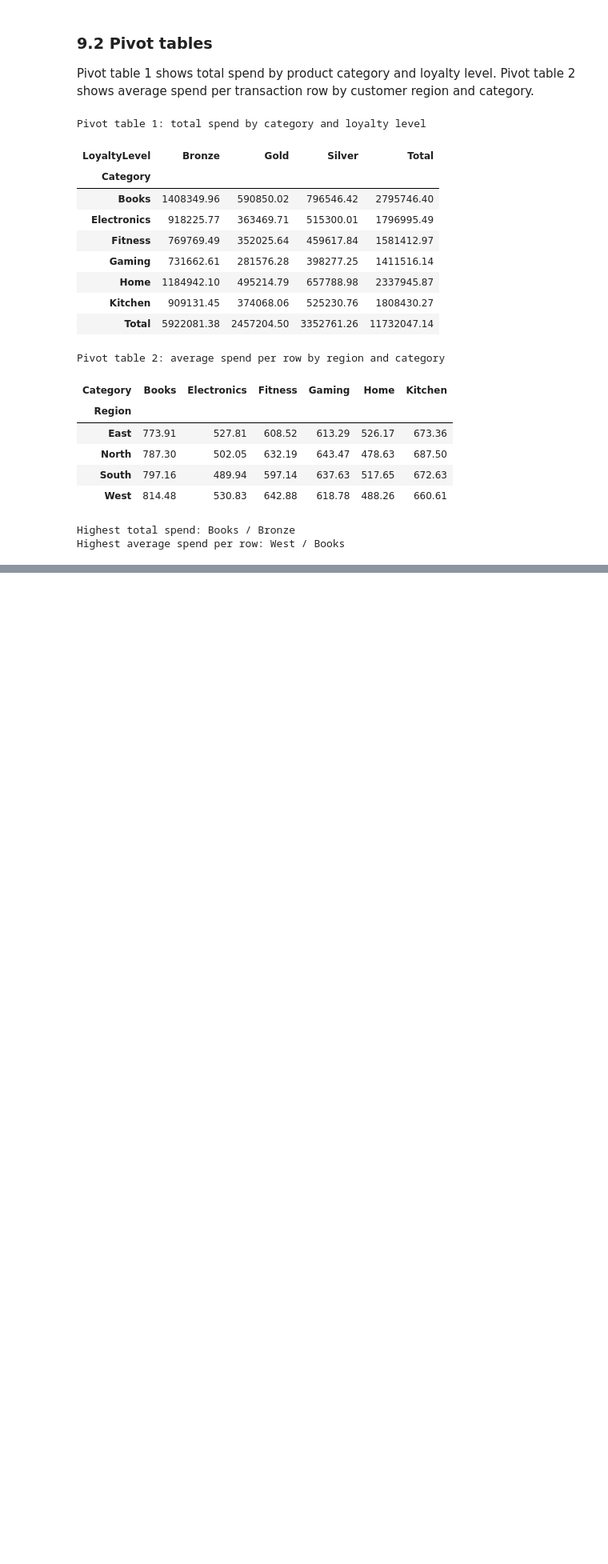
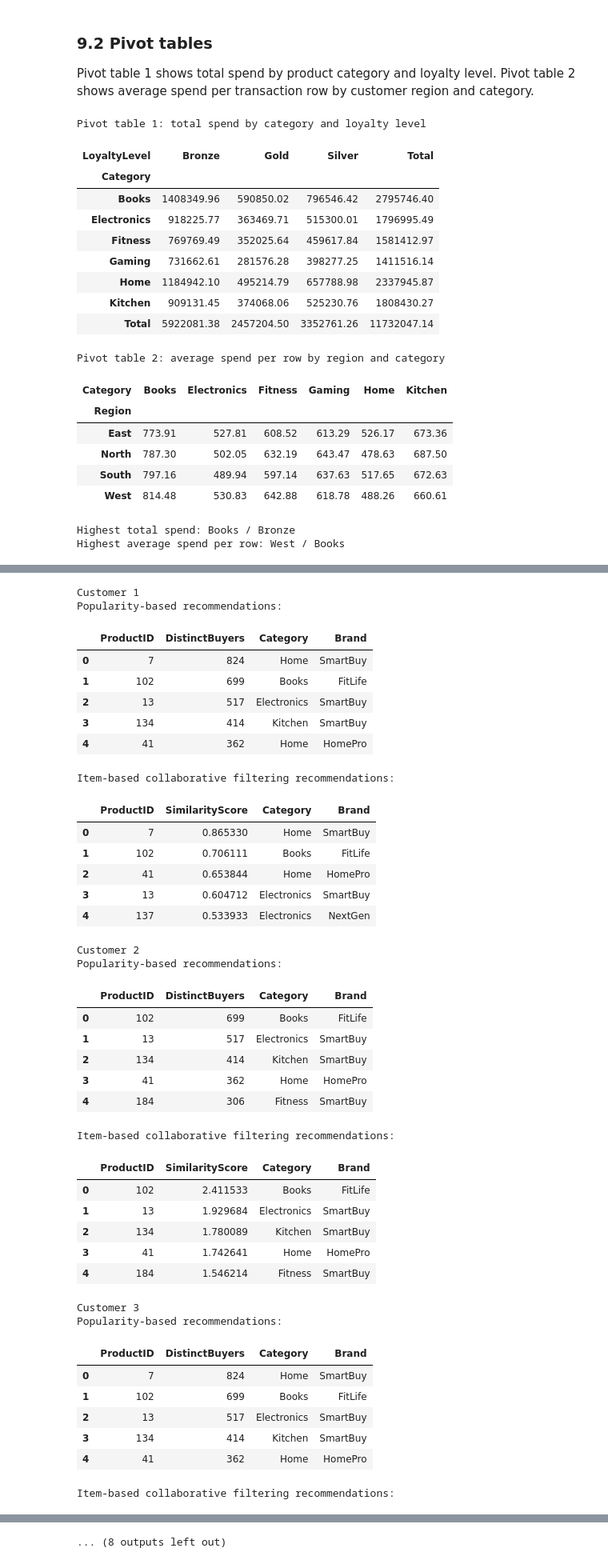
Before and after one commit to RyanMitchell8/Research-Analytics-Ca1, a Jupyter notebook: Ca1-folder/Task_2_Recommendation_System_Development.ipynb, the cells around one changed output, grey strips where cells are left out. Shown at 80% size. Cells and saved outputs as stored; diff of their text form; code cells hidden in the pictures; blank space fills up the shorter version.

```diff
--- a/Ca1-folder/Task_2_Recommendation_System_Development.ipynb
+++ b/Ca1-folder/Task_2_Recommendation_System_Development.ipynb
@@ -680,0 +719,16 @@ Highest average spend per row: West / Books
+# %%
+def build_item_similarity(matrix):
+    """Product-by-product cosine similarity from customer purchase patterns."""
+    similarity = cosine_similarity(matrix.T)
+    return pd.DataFrame(similarity, index=matrix.columns, columns=matrix.columns)
+
+def recommend_item_based(customer_id, matrix=interaction_matrix, similarity=None, n=5):
+    """Top-n products most similar to the customer's purchases, excluding owned ones."""
+    if similarity is None:
+        similarity = item_similarity
+    purchases = matrix.loc[customer_id]
+    scores = similarity.dot(purchases)
+    return scores.drop(purchases[purchases > 0].index).nlargest(n)
+
+item_similarity = build_item_similarity(interaction_matrix)
+print(f"Item similarity matrix shape: {item_similarity.shape}")
@@ -680,0 +741,49 @@ Highest average spend per row: West / Books
+# %%
+example_customers = interaction_matrix.index[:5]
+
+for customer_id in example_customers:
+    print(f"Customer {customer_id}")
+    print("Popularity-based recommendations:")
+    display(add_product_details(recommend_popular(customer_id), "DistinctBuyers"))
+    print("Item-based collaborative filtering recommendations:")
+    display(add_product_details(recommend_item_based(customer_id), "SimilarityScore"))
+# %% [output]
+Customer 1
+Popularity-based recommendations:
+|  | ProductID | DistinctBuyers | Category | Brand |
+| 0 | 7 | 824 | Home | SmartBuy |
+| 1 | 102 | 699 | Books | FitLife |
+| 2 | 13 | 517 | Electronics | SmartBuy |
+| 3 | 134 | 414 | Kitchen | SmartBuy |
+| 4 | 41 | 362 | Home | HomePro |
+Item-based collaborative filtering recommendations:
+|  | ProductID | SimilarityScore | Category | Brand |
+| 0 | 7 | 0.865330 | Home | SmartBuy |
+| 1 | 102 | 0.706111 | Books | FitLife |
+| 2 | 41 | 0.653844 | Home | HomePro |
+| 3 | 13 | 0.604712 | Electronics | SmartBuy |
+| 4 | 137 | 0.533933 | Electronics | NextGen |
+Customer 2
+Popularity-based recommendations:
+|  | ProductID | DistinctBuyers | Category | Brand |
+| 0 | 102 | 699 | Books | FitLife |
+| 1 | 13 | 517 | Electronics | SmartBuy |
+| 2 | 134 | 414 | Kitchen | SmartBuy |
+| 3 | 41 | 362 | Home | HomePro |
+| 4 | 184 | 306 | Fitness | SmartBuy |
+Item-based collaborative filtering recommendations:
+|  | ProductID | SimilarityScore | Category | Brand |
+| 0 | 102 | 2.411533 | Books | FitLife |
+| 1 | 13 | 1.929684 | Electronics | SmartBuy |
+| 2 | 134 | 1.780089 | Kitchen | SmartBuy |
+| 3 | 41 | 1.742641 | Home | HomePro |
+| 4 | 184 | 1.546214 | Fitness | SmartBuy |
+Customer 3
+Popularity-based recommendations:
+|  | ProductID | DistinctBuyers | Category | Brand |
+| 0 | 7 | 824 | Home | SmartBuy |
+| 1 | 102 | 699 | Books | FitLife |
+| 2 | 13 | 517 | Electronics | SmartBuy |
+| 3 | 134 | 414 | Kitchen | SmartBuy |
+| 4 | 41 | 362 | Home | HomePro |
+Item-based collaborative filtering recommendations:
@@ -680,0 +796 @@ Highest average spend per row: West / Books
+... (8 outputs left out)
```
Also changed, not shown: parts of 6 cells of this notebook.
